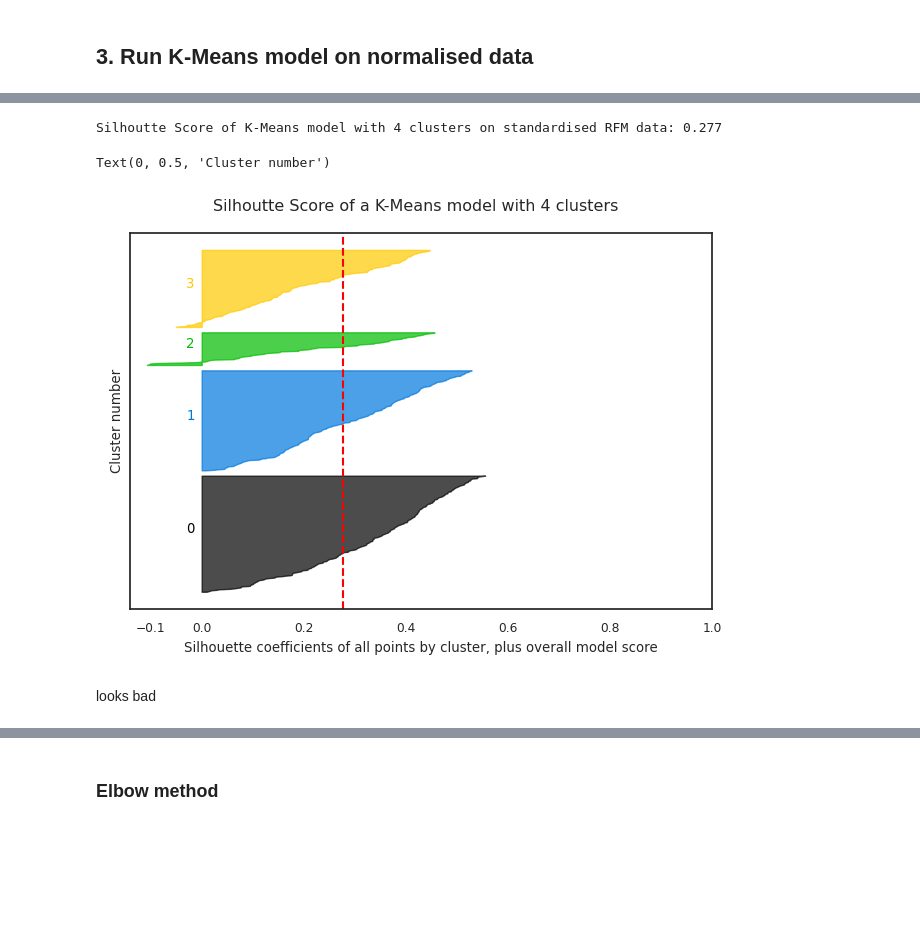
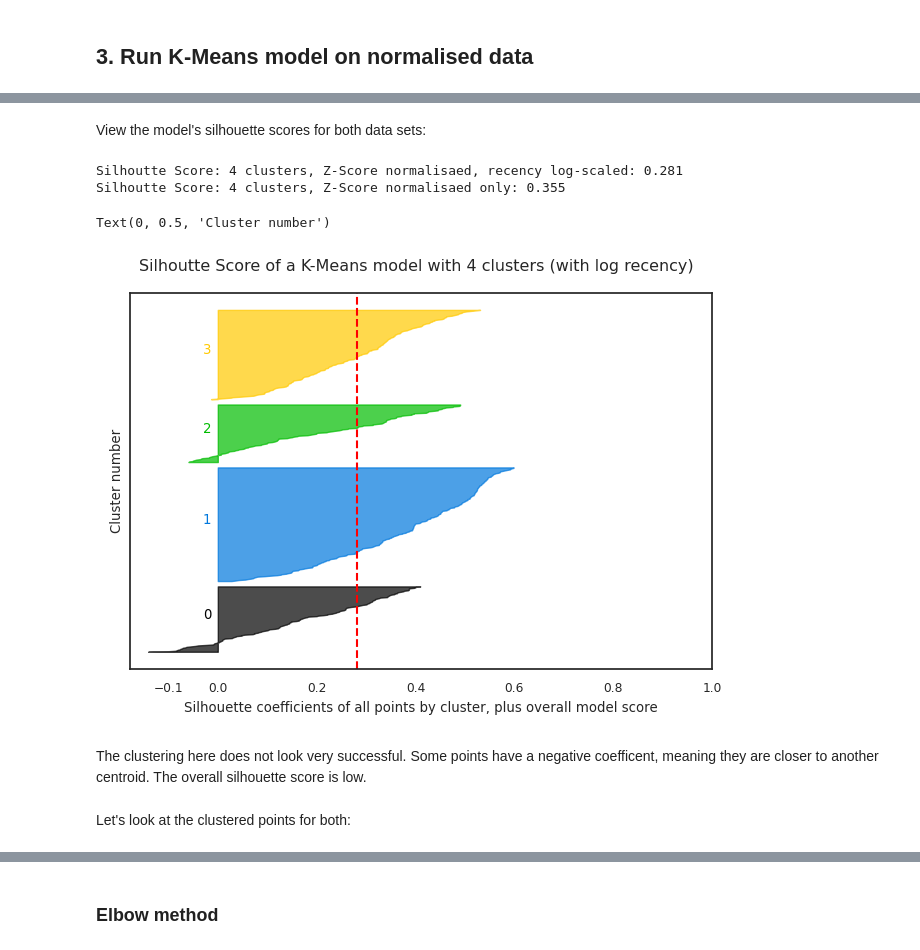
Before and after one commit to sian0x0/CA-data-science, a Jupyter notebook: 2-5/Clustering with K-means for eCommerce.ipynb, the cells around one changed output, grey strips where cells are left out. Drawn from its saved outputs; the diff is of its cells as text; code cells hidden in the pictures; blank space fills up the shorter version.

Commit message:
MinMaxScaler, optimise K, view cluster attributes

```diff
--- a/2-5/Clustering with K-means for eCommerce.ipynb
+++ b/2-5/Clustering with K-means for eCommerce.ipynb
@@ -452,7 +436,6 @@ I will only log scale `recency` and `monetary`:
 # %%
 rfm_log_r = rfm_rm_outliers.copy()
 rfm_log_r.loc[:, "recency"] = np.log(rfm_log_r["recency"])
-rfm_log_r.loc[:, "monetary"] = np.log(rfm_log_r["monetary"])
 rfm_log_r.describe()
 # %% [output]
 |  | recency | frequency | monetary |
@@ -551,49 +492,57 @@ array([0, 3, 0, 1, 0, 3, 1, 0, 0, 3, 3, 0, 1, 1, 0, 2, 3, 2, 1, 1, 2, 1,
-# %%
-#silhouette score for model when run on non-standardised data
-sil_score_model_log_scaled = metrics.silhouette_score(rfm_log_scaled, label_list_log_scaled, metric='euclidean')
-print('Silhoutte Score of K-Means model with 4 clusters on standardised RFM data: {}'.format(round(sil_score_model_log_scaled, 3)))
-# %% [output]
-Silhoutte Score of K-Means model with 4 clusters on standardised RFM data: 0.277
+# %% [markdown]
+View the model's silhouette scores for both data sets:
+# %%
+sil_score_model_log_scaled = metrics.silhouette_score(rfm_log_scaled, label_list_log_scaled)
+sil_score_model_only_scaled = metrics.silhouette_score(rfm_only_scaled, label_list_only_scaled)
+print('Silhoutte Score: 4 clusters, Z-Score normalisaed, recency log-scaled: {}'.format(round(sil_score_model_log_scaled, 3)))
+print('Silhoutte Score: 4 clusters, Z-Score normalisaed only: {}'.format(round(sil_score_model_only_scaled, 3)))
+# %% [output]
+Silhoutte Score: 4 clusters, Z-Score normalisaed, recency log-scaled: 0.281
+Silhoutte Score: 4 clusters, Z-Score normalisaed only: 0.355
 # %%
 #make a single silhouette graph. modified from specs: https://scikit-learn.org/stable/auto_examples/cluster/plot_kmeans_silhouette_analysis.html#
 model = kmeans_log_scaled
 sample_silhouette_values = silhouette_samples(rfm_log_scaled, label_list_log_scaled)
+label_list = label_list_log_scaled
 u_labels = np.unique(label_list_log_scaled)
 n_clusters0 = 4
+sil_score_model = sil_score_model_log_scaled
 
 y_lower = 0
 fig, ax = plt.subplots(layout='tight')
 for i in range(0, n_clusters0):
         # Aggregate the silhouette scores for each cluster i and sort them
-        ith_cluster_silhouette_values = sample_silhouette_values[label_list_log_scaled == i]
+        ith_cluster_silhouette_values = sample_silhouette_values[label_list == i]
         ith_cluster_silhouette_values.sort()
         size_cluster_i = ith_cluster_silhouette_values.shape[0]
         y_upper = y_lower + size_cluster_i
 
         cluster_color = cm.nipy_spectral(float(i) / n_clusters0)
         ax.fill_betweenx(
             np.arange(y_lower, y_upper),
             0,
             ith_cluster_silhouette_values,
             facecolor=cluster_color,
             edgecolor=cluster_color,
             alpha=0.7,
         )
         ax.text(-0.03, y_lower + 0.5 * size_cluster_i, str(i), color= cm.nipy_spectral(float(i) / n_clusters0)) # axis cluster labels
         y_lower = y_upper + 10
 
 ax.set_yticks([])  # rm y-axis labels
 ax.set_xticks([-0.1, 0, 0.2, 0.4, 0.6, 0.8, 1])
-ax.axvline(x=sil_score_model_log_scaled, color="red", linestyle="--") # add the model silhouette score as an average line
+ax.axvline(x=sil_score_model, color="red", linestyle="--") # add the model silhouette score as an average line
 
-fig.suptitle("Silhoutte Score of a K-Means model with 4 clusters")
+fig.suptitle("Silhoutte Score of a K-Means model with 4 clusters (with log recency)")
 ax.set_xlabel("Silhouette coefficients of all points by cluster, plus overall model score")
 ax.set_ylabel("Cluster number")
 # %% [output]
 Text(0, 0.5, 'Cluster number')
-[figure, old version]
+[figure, new version]
-# %% [markdown]
-looks bad
+# %% [markdown]
+The clustering here does not look very successful. Some points have a negative coefficent, meaning they are closer to another centroid. The overall silhouette score is low.
+# %% [markdown]
+Let's look at the clustered points for both:
 # %%
 # data columns
 x = rfm_log_scaled.recency
```
Also changed, not shown: parts of 47 cells of this notebook.
